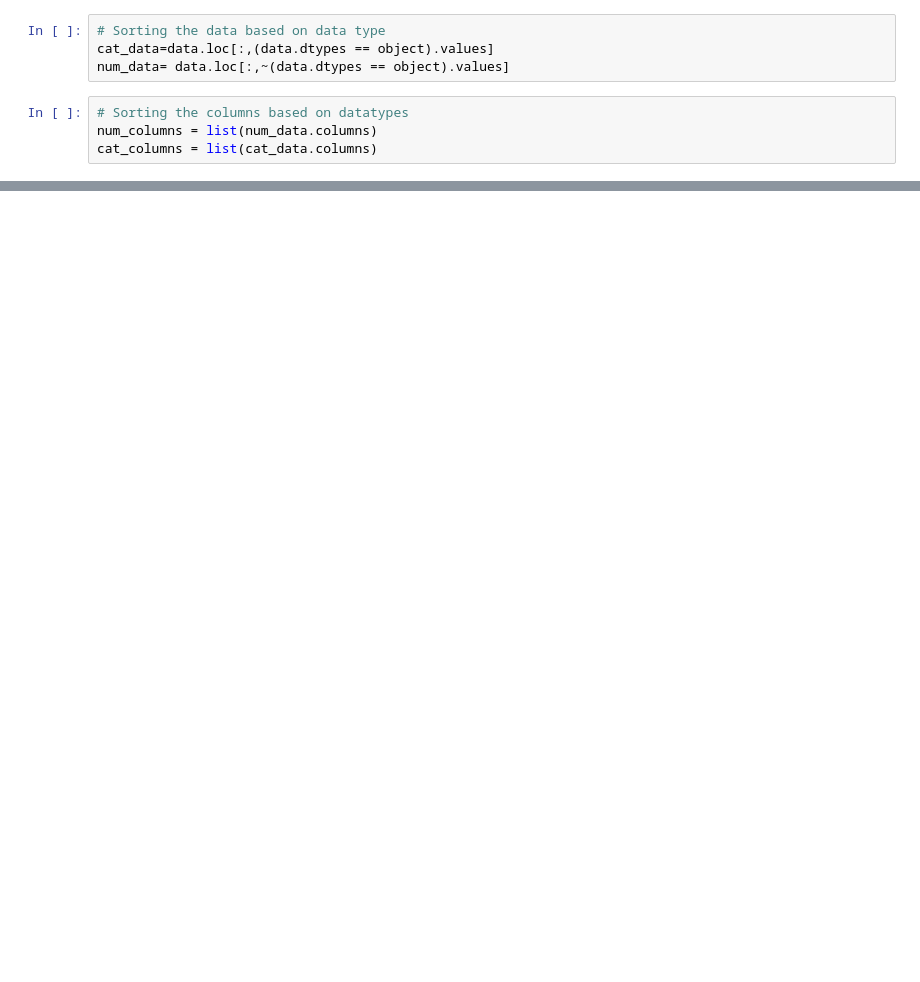
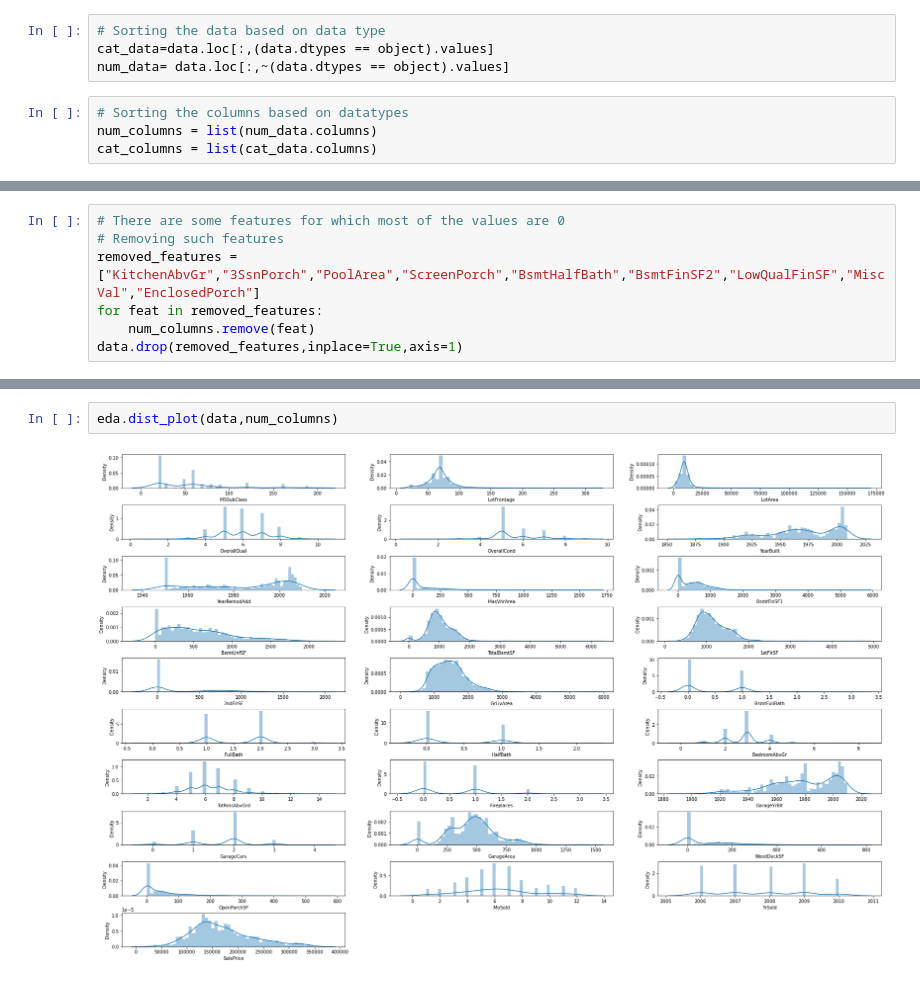
Before and after one commit to kvc0608/HousePricing, a Jupyter notebook: SurpriseHousing.ipynb, the cells around one changed output, grey strips where cells are left out. Cells and saved outputs as stored; diff of their text form; blank space fills up the shorter version.

```diff
--- a/SurpriseHousing.ipynb
+++ b/SurpriseHousing.ipynb
@@ -547,0 +182,7 @@ Calculating significance of coefficients
+# %%
+# There are some features for which most of the values are 0
+# Removing such features
+removed_features = ["KitchenAbvGr","3SsnPorch","PoolArea","ScreenPorch","BsmtHalfBath","BsmtFinSF2","LowQualFinSF","MiscVal","EnclosedPorch"]
+for feat in removed_features:
+    num_columns.remove(feat)
+data.drop(removed_features,inplace=True,axis=1)
@@ -547,0 +195,4 @@ Calculating significance of coefficients
+# %%
+eda.dist_plot(data,num_columns)
+# %% [output]
+[figure, added]
```
Also changed, not shown: parts of 63 cells of this notebook.
